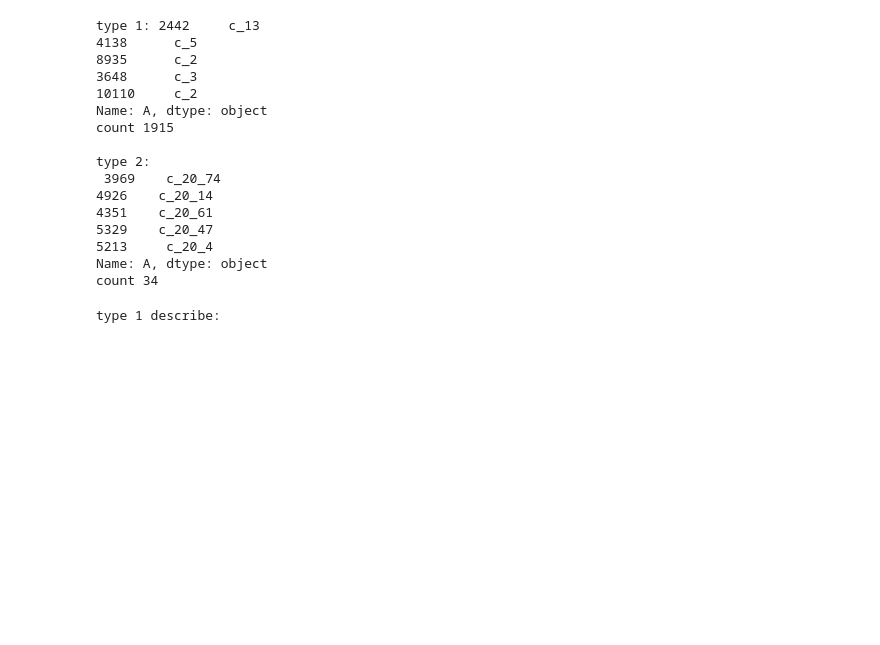
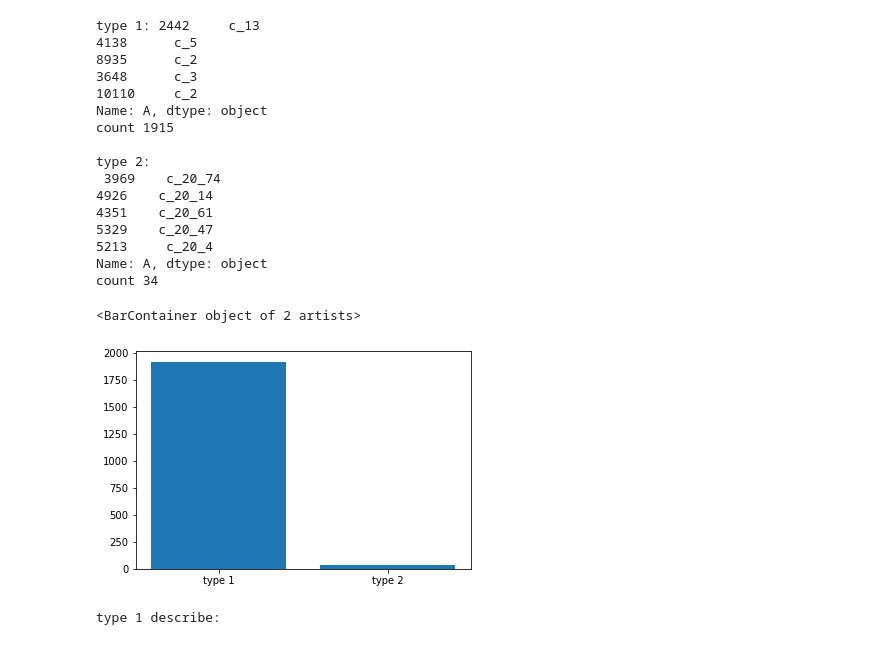
Before and after one commit to MrPupik/INTO_TO_ML, a Jupyter notebook: project/itay_nb.ipynb, the cells around one changed output. Drawn from its saved outputs; the diff is of its cells as text; code cells hidden in the pictures; blank space fills up the shorter version.

```diff
--- a/project/itay_nb.ipynb
+++ b/project/itay_nb.ipynb
@@ -642,6 +642,11 @@ type 2:
 5213     c_20_4
 Name: A, dtype: object
 count 34
+# %%
+plt.bar(['type 1', 'type 2'],[t1.shape[0],t2.shape[0]])
+# %% [output]
+<BarContainer object of 2 artists>
+[figure, added]
 # %%
 print('type 1 describe:')
 pd.Series([float(str(a).split('_')[1]) if str(a).split('_').__len__() == 2 else np.nan for a in X_train.A]).describe()
```
